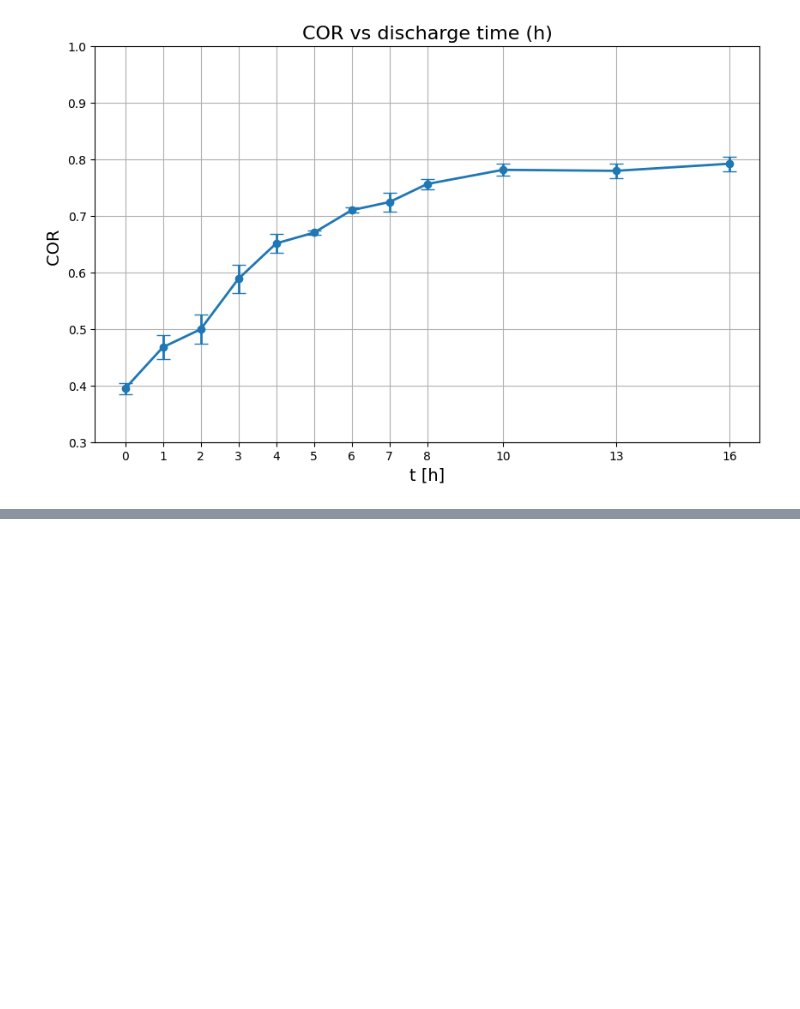
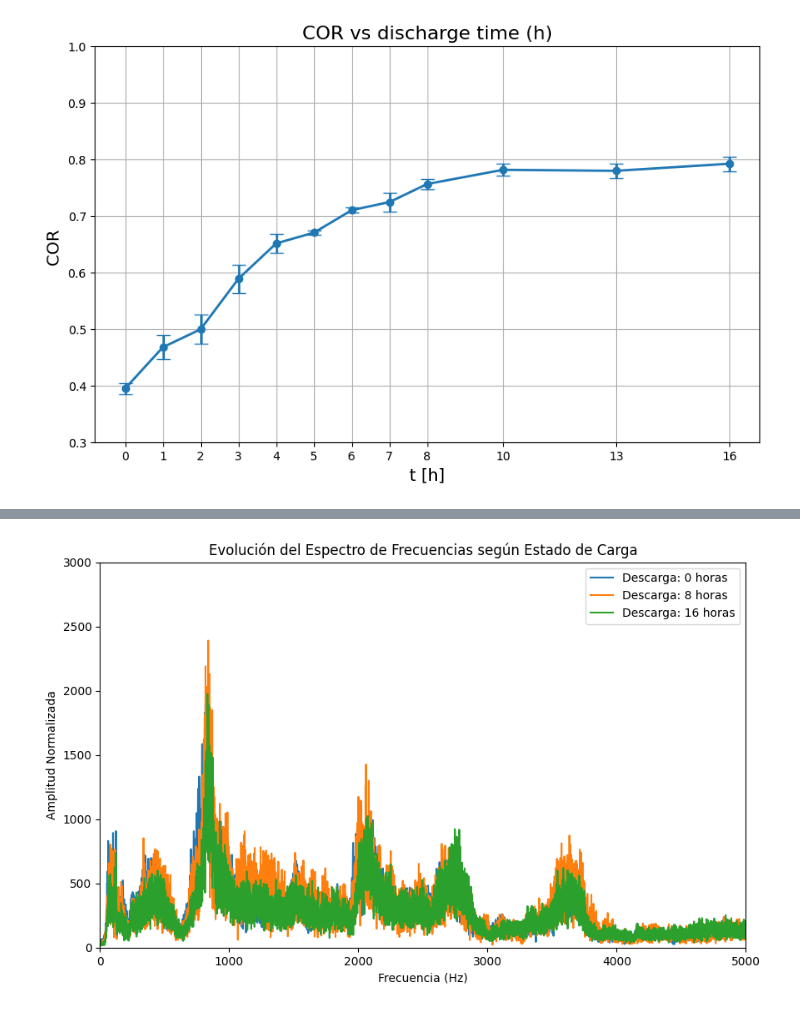
Before and after one commit to johhanz099/battery_project, a Jupyter notebook: notebooks/Datoskinetic2.ipynb, the cells around one changed output, grey strips where cells are left out. Saved outputs shown, nothing was run; the diff lists cells and outputs as text; code cells hidden in the pictures; blank space fills up the shorter version.

```diff
--- a/notebooks/Datoskinetic2.ipynb
+++ b/notebooks/Datoskinetic2.ipynb
@@ -469,0 +530,28 @@ Archivo: ../data/Experimentos/C1-3h-2.m4a (sr=48000 Hz)
+# %%
+def plot_hour_comparison(hours_list, attempts_dict):
+    """
+    Compara los espectros promedio de varias horas en una sola gráfica.
+    hours_list: [0, 8, 16]
+    attempts_dict: {0: [1,2,3,4], 8: [1,2,3], 16: [1,2,3,4,5]}
+    """
+    plt.figure(figsize=(10, 6))
+
+    for h in hours_list:
+        f, mag_avg = get_average_fft_for_hour(h, attempts_dict[h])
+
+        # Suavizado ligero para que la gráfica de la tesis se vea impecable
+        # mag_avg = savgol_filter(mag_avg, 31, 3)
+
+        plt.plot(f, mag_avg, label=f"Descarga: {h} horas")
+
+    plt.xlabel("Frecuencia (Hz)")
+    plt.ylabel("Amplitud Normalizada")
+    plt.title("Evolución del Espectro de Frecuencias según Estado de Carga")
+    plt.legend()
+    plt.xlim(0, 5000) # Limitar a la zona de interés (ej. 5kHz)
+    plt.ylim(0, 3000) # Ajustar límite superior para mejor visualización
+    plt.show()
+# %%
+plot_hour_comparison([0, 8, 16], {0: [1,2,3,4], 8: [1,2,3], 16: [1,2,3,4,5]})
+# %% [output]
+[figure, added]
```
Also changed, not shown: parts of 4 cells of this notebook.
